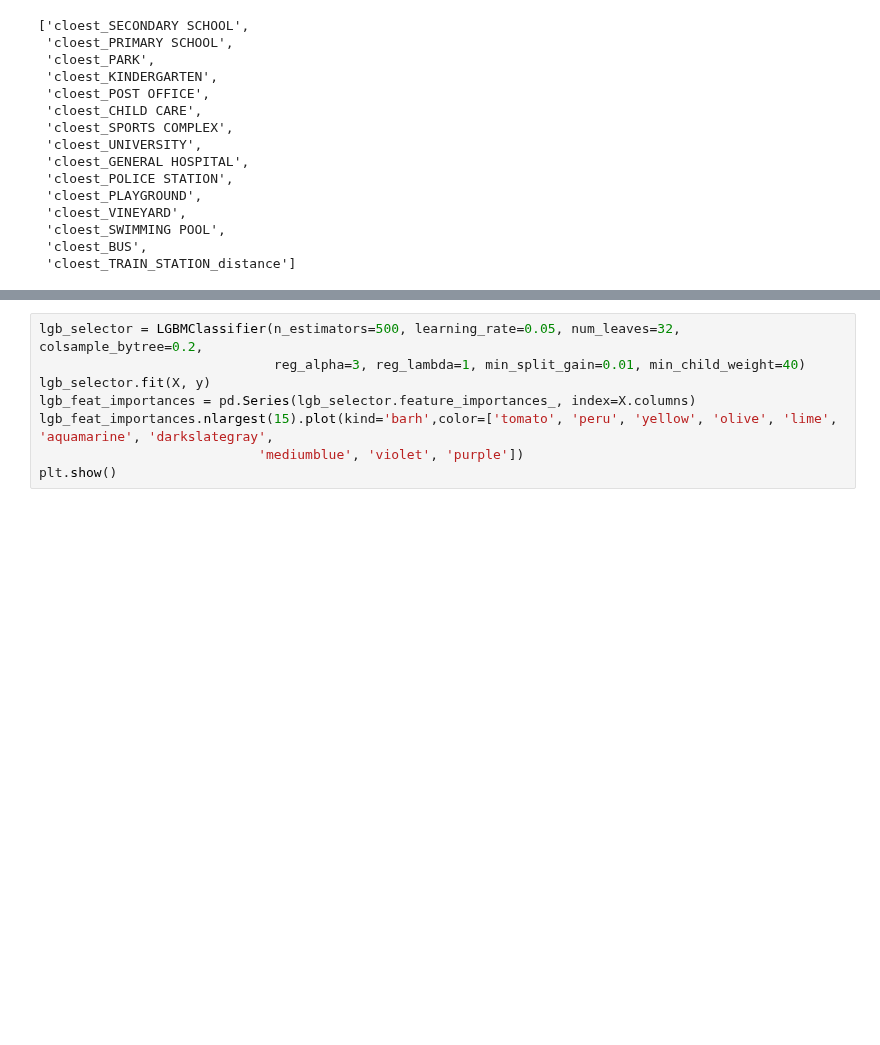
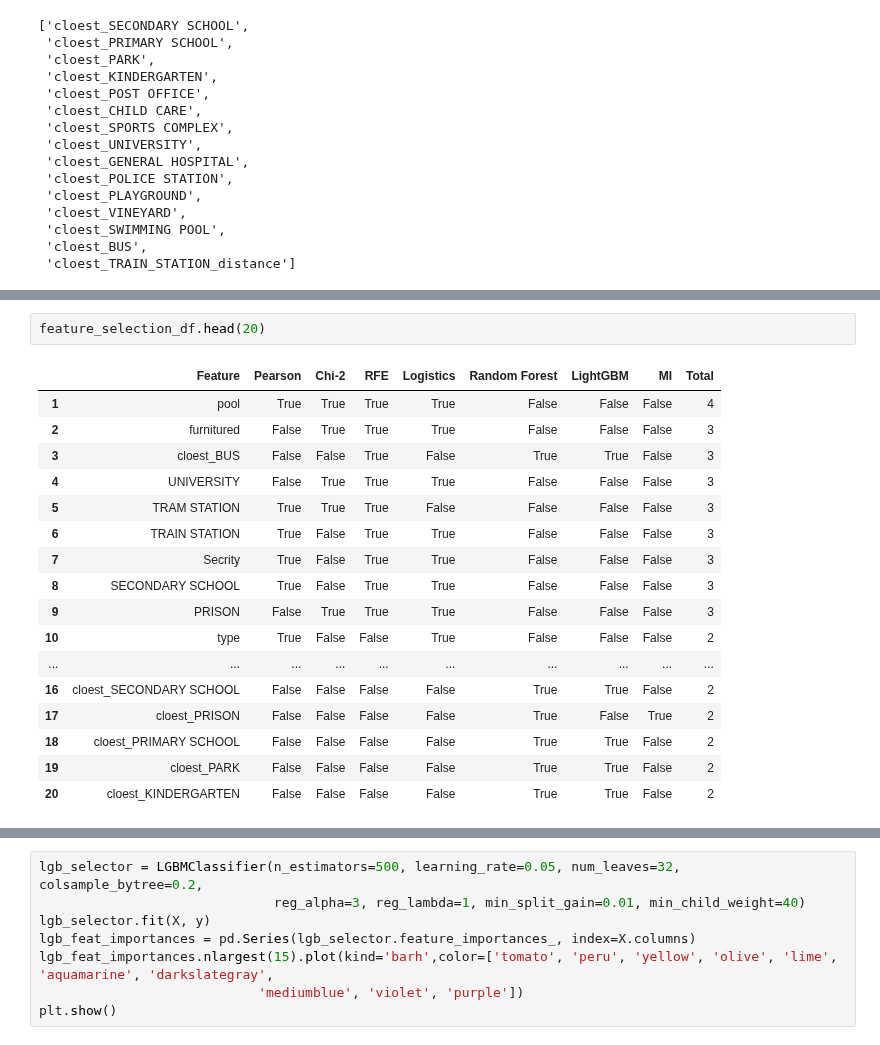
Before and after one commit to MAST30034-Applied-Data-Science/generic-real-estate-consulting-project-group-1-iron-data-man, a Jupyter notebook: notebooks/Correlation.ipynb, the cells around one changed output, grey strips where cells are left out. Saved outputs shown, nothing was run; the diff lists cells and outputs as text; blank space fills up the shorter version.

```diff
--- a/notebooks/Correlation.ipynb
+++ b/notebooks/Correlation.ipynb
@@ -391,3 +405,23 @@ feature_selection_df.index = range(1, len(feature_selection_df)+1)
+# %%
+feature_selection_df.head(20)
+# %% [output]
+|  | Feature | Pearson | Chi-2 | RFE | Logistics | Random Forest | LightGBM | MI | Total |
+| 1 | pool | True | True | True | True | False | False | False | 4 |
+| 2 | furnitured | False | True | True | True | False | False | False | 3 |
+| 3 | cloest_BUS | False | False | True | False | True | True | False | 3 |
+| 4 | UNIVERSITY | False | True | True | True | False | False | False | 3 |
+| 5 | TRAM STATION | True | True | True | False | False | False | False | 3 |
+| 6 | TRAIN STATION | True | False | True | True | False | False | False | 3 |
+| 7 | Secrity | True | False | True | True | False | False | False | 3 |
+| 8 | SECONDARY SCHOOL | True | False | True | True | False | False | False | 3 |
+| 9 | PRISON | False | True | True | True | False | False | False | 3 |
+| 10 | type | True | False | False | True | False | False | False | 2 |
+| ... | ... | ... | ... | ... | ... | ... | ... | ... | ... |
+| 16 | cloest_SECONDARY SCHOOL | False | False | False | False | True | True | False | 2 |
+| 17 | cloest_PRISON | False | False | False | False | True | False | True | 2 |
+| 18 | cloest_PRIMARY SCHOOL | False | False | False | False | True | True | False | 2 |
+| 19 | cloest_PARK | False | False | False | False | True | True | False | 2 |
+| 20 | cloest_KINDERGARTEN | False | False | False | False | True | True | False | 2 |
 # %%
 model = ExtraTreesClassifier()
 model.fit(X,y)
```
Also changed, not shown: parts of 6 cells of this notebook.
